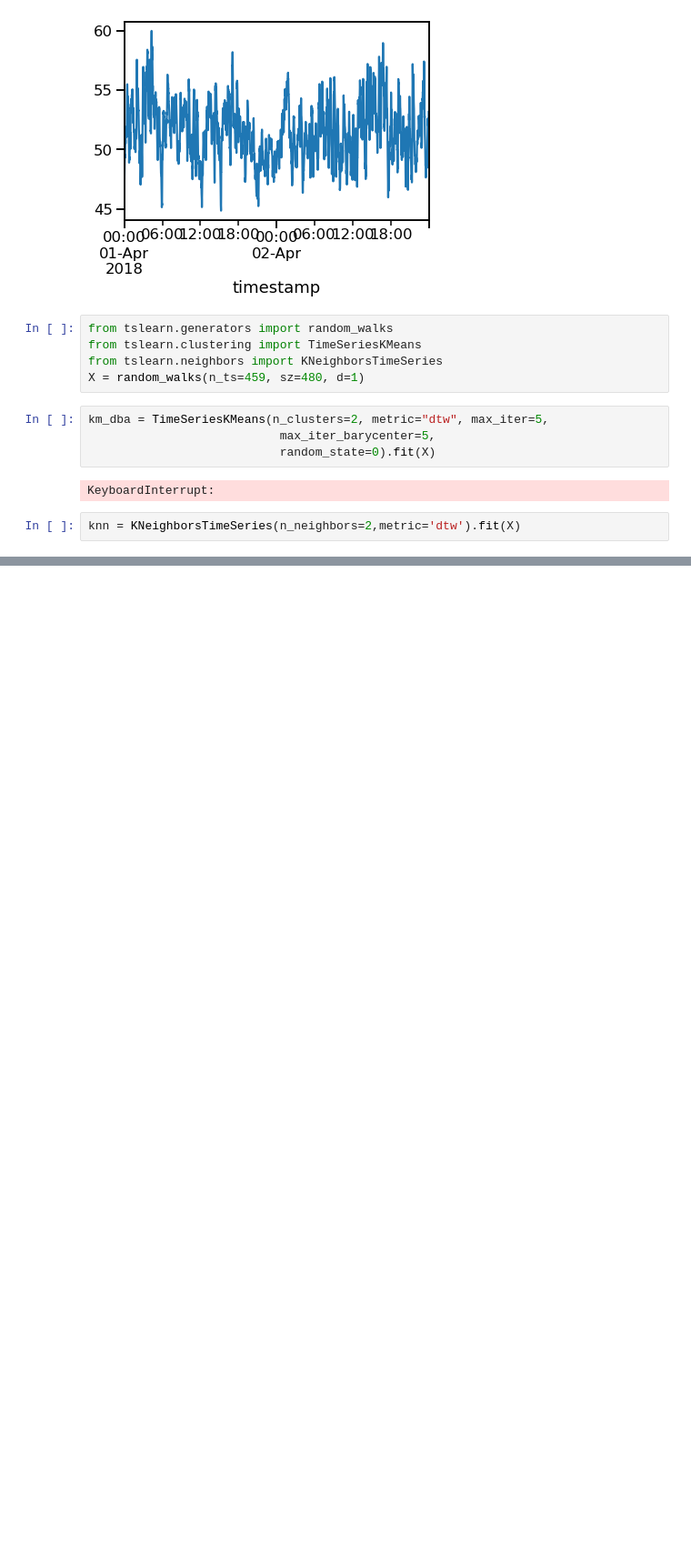
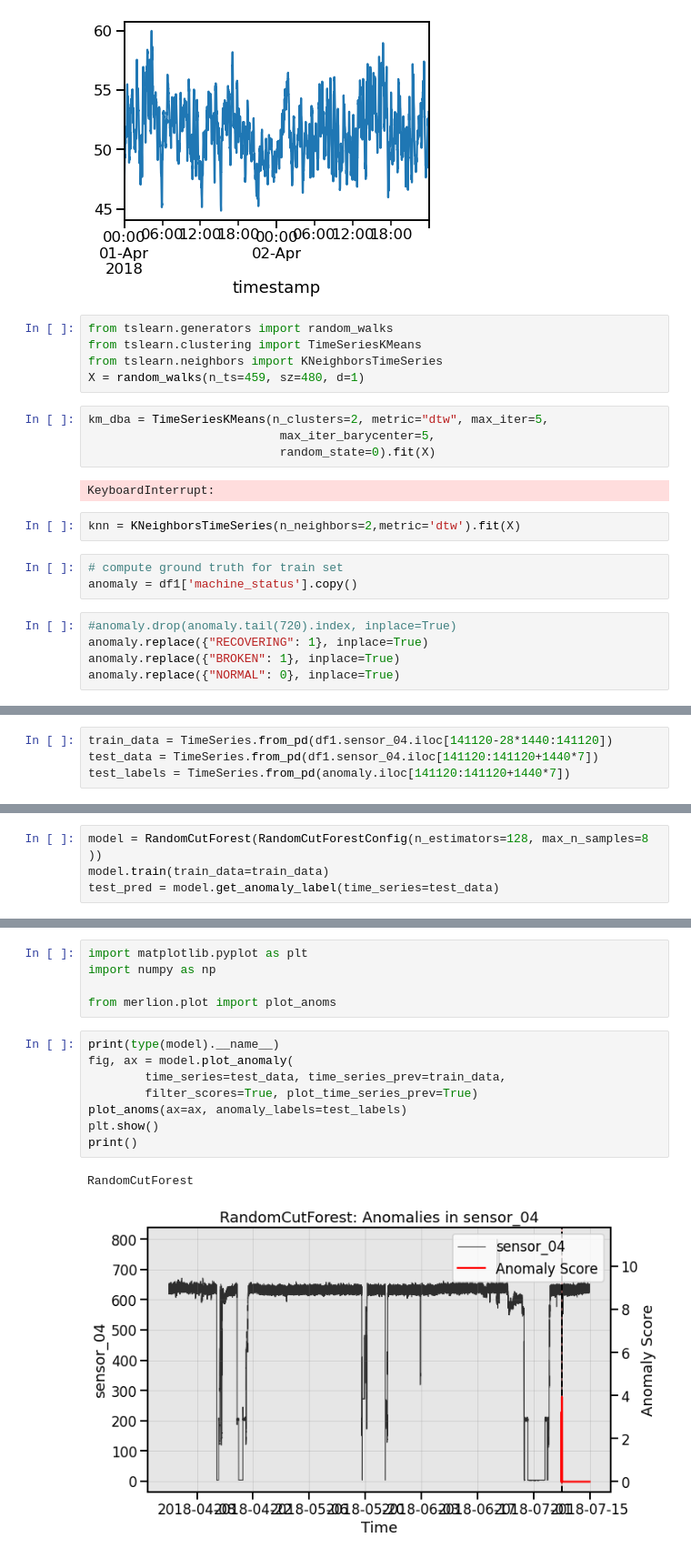
Before and after one commit to NicolaRonzoni/System-for-anomaly-detection, a Jupyter notebook: Time series.ipynb, the cells around one changed output, grey strips where cells are left out. Shown at 91% size. Saved outputs shown, nothing was run; the diff lists cells and outputs as text; blank space fills up the shorter version.

```diff
--- a/Time series.ipynb
+++ b/Time series.ipynb
@@ -744,3 +781,11 @@ km_dba = TimeSeriesKMeans(n_clusters=2, metric="dtw", max_iter=5,
 KeyboardInterrupt:
 # %%
 knn = KNeighborsTimeSeries(n_neighbors=2,metric='dtw').fit(X)
+# %%
+# compute ground truth for train set
+anomaly = df1['machine_status'].copy()
+# %%
+#anomaly.drop(anomaly.tail(720).index, inplace=True)
+anomaly.replace({"RECOVERING": 1}, inplace=True)
+anomaly.replace({"BROKEN": 1}, inplace=True)
+anomaly.replace({"NORMAL": 0}, inplace=True)
@@ -746,0 +808,4 @@ knn = KNeighborsTimeSeries(n_neighbors=2,metric='dtw').fit(X)
+# %%
+train_data = TimeSeries.from_pd(df1.sensor_04.iloc[141120-28*1440:141120])
+test_data = TimeSeries.from_pd(df1.sensor_04.iloc[141120:141120+1440*7])
+test_labels = TimeSeries.from_pd(anomaly.iloc[141120:141120+1440*7])
@@ -746,0 +827,4 @@ knn = KNeighborsTimeSeries(n_neighbors=2,metric='dtw').fit(X)
+# %%
+model = RandomCutForest(RandomCutForestConfig(n_estimators=128, max_n_samples=8 ))
+model.train(train_data=train_data)
+test_pred = model.get_anomaly_label(time_series=test_data)
@@ -746,0 +848,16 @@ knn = KNeighborsTimeSeries(n_neighbors=2,metric='dtw').fit(X)
+# %%
+import matplotlib.pyplot as plt
+import numpy as np
+
+from merlion.plot import plot_anoms
+# %%
+print(type(model).__name__)
+fig, ax = model.plot_anomaly(
+        time_series=test_data, time_series_prev=train_data,
+        filter_scores=True, plot_time_series_prev=True)
+plot_anoms(ax=ax, anomaly_labels=test_labels)
+plt.show()
+print()
+# %% [output]
+RandomCutForest
+[figure, added]
```
Also changed, not shown: parts of 25 cells of this notebook.
